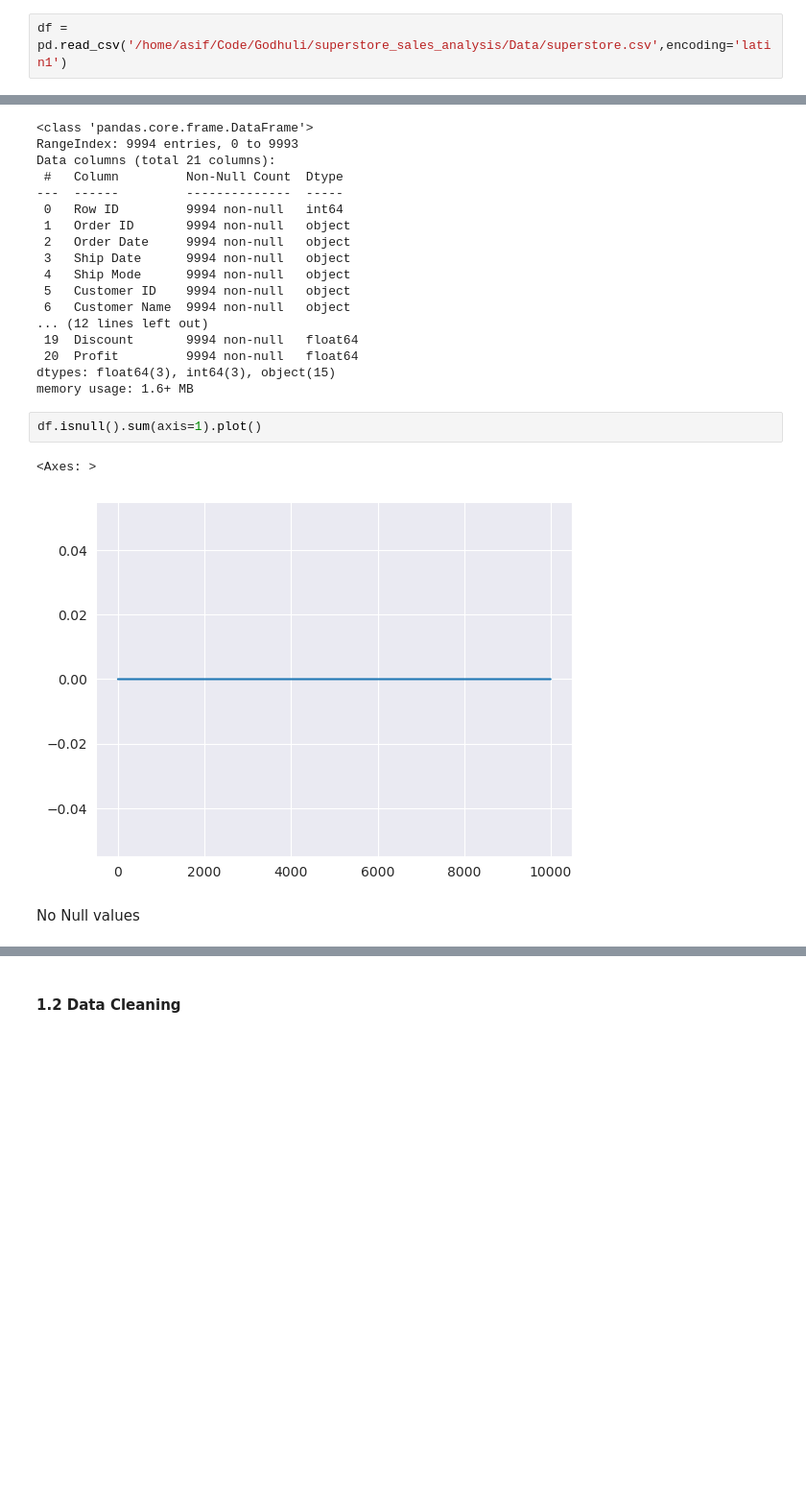
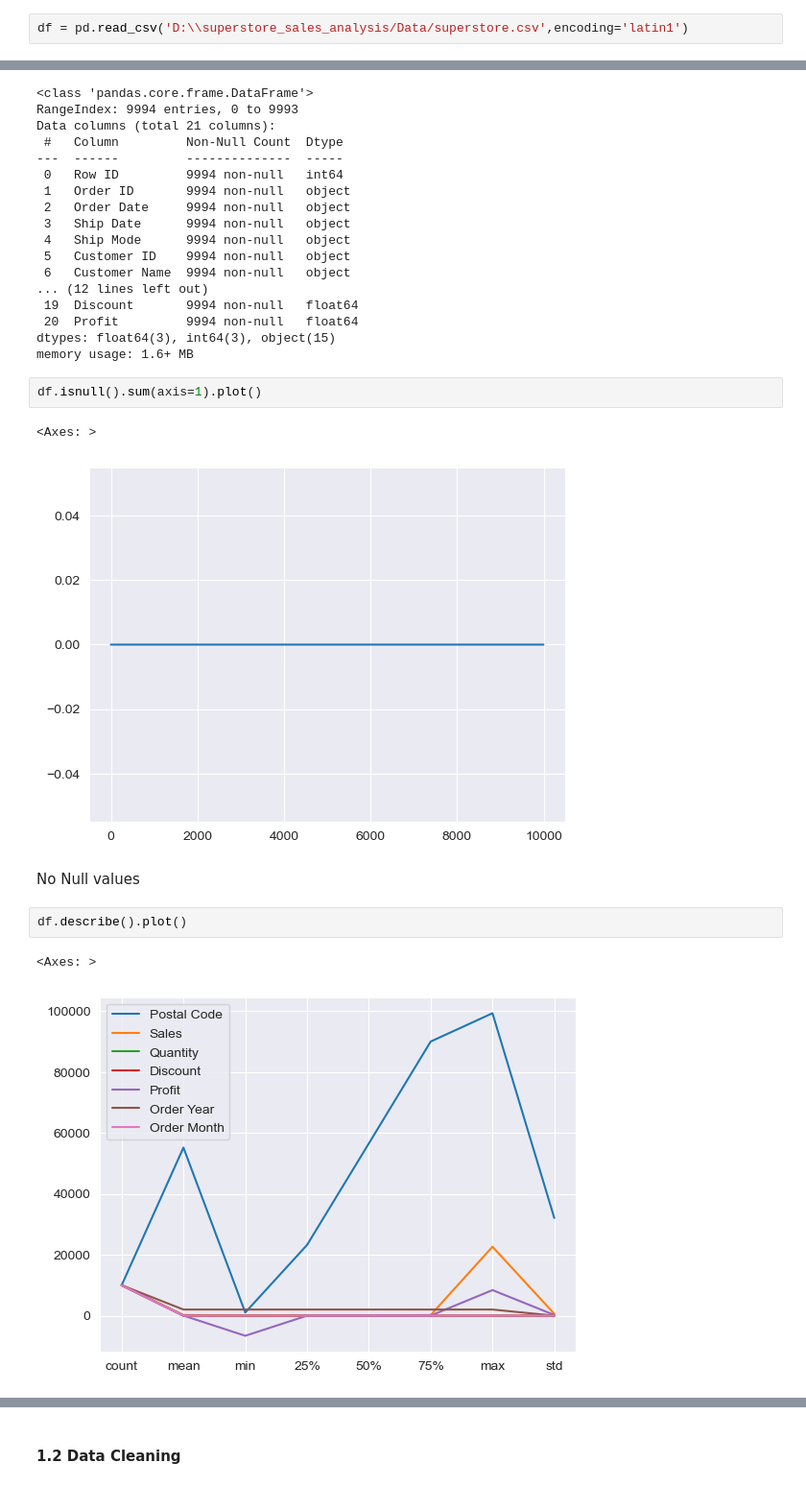
Before and after one commit to zakianazzum/superstore_sales_analysis, a Jupyter notebook: sales_analysis.ipynb, the cells around one changed output, grey strips where cells are left out. Shown at 96% size. Saved outputs shown, nothing was run; the diff lists cells and outputs as text; blank space fills up the shorter version.

```diff
--- a/sales_analysis.ipynb
+++ b/sales_analysis.ipynb
@@ -4,4 +4,4 @@ import numpy as np
 import matplotlib.pyplot as plt
 import seaborn as sns
 # %%
-df = pd.read_csv('/home/asif/Code/Godhuli/superstore_sales_analysis/Data/superstore.csv',encoding='latin1')
+df = pd.read_csv('D:\\superstore_sales_analysis/Data/superstore.csv',encoding='latin1')
@@ -43,6 +47,11 @@ memory usage: 1.6+ MB
 df.isnull().sum(axis=1).plot()
 # %% [output]
 <Axes: >
-[figure, old version]
+[figure, new version]
 # %% [markdown]
 No Null values
+# %%
+df.describe().plot()
+# %% [output]
+<Axes: >
+[figure, added]
```
Also changed, not shown: parts of 28 cells of this notebook.
